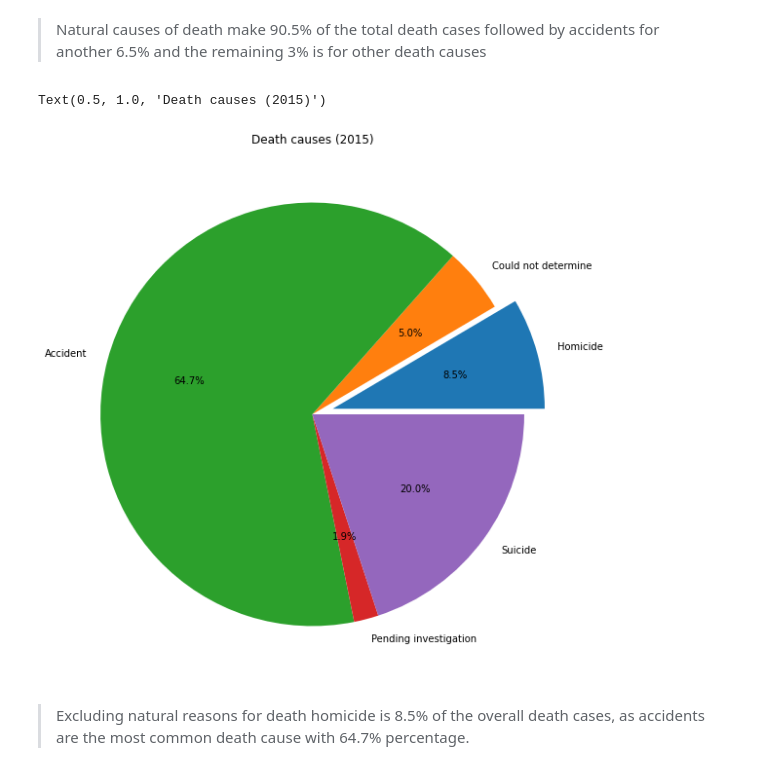
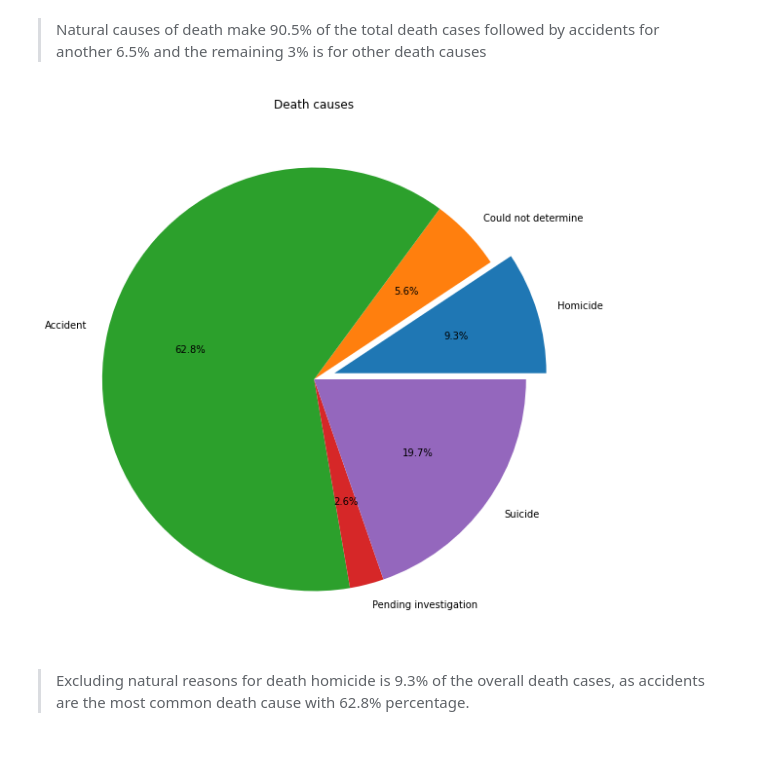
Before and after one commit to AhmedSalah339/Death-Big-data-Analytics, a Jupyter notebook: Ahmed/Violence and suicide in USA.ipynb, the cells around one changed output. Cells and saved outputs as stored; diff of their text form; code cells hidden in the pictures.

```diff
--- a/Ahmed/Violence and suicide in USA.ipynb
+++ b/Ahmed/Violence and suicide in USA.ipynb
@@ -26,7 +26,7 @@ spark = SparkSession.builder.master("local").appName("Search").config(conf=Spark
 # %%
 from pyspark.sql.types import StructType, StructField, StringType,BooleanType,IntegerType
 # %%
-df = spark.read.format("csv").option("header", "true").load("../2015_data/2015_data.csv")
+df = spark.read.format("csv").option("header", "true").load("../data")
 df.select('icd_code_10th_revision').show(n=5)
 # %% [output]
 +----------------------+
@@ -201,2 +161,5 @@ df_draw.plot.bar( figsize=(5,5), title='Guns vs. Vehicles (deaths percentage 201
 # %% [markdown]
 ### suicide correlation of age and education
+# %%
+df = spark.read.format("csv").option("header", "true").load("../data")
+df.select('icd_code_10th_revision').show(n=5)
@@ -436,12 +395,11 @@ plt.title('Death causes (2015)');
 # %%
 explode=(0.1,0,0,0,0)
 plt.figure(figsize=(10,10))
 
 df_draw = df_draw.drop(df_draw[df_draw['manner_of_death']=="Natural"].index)
 plt.pie(df_draw['death cause'], autopct='%1.1f%%',labels=df_draw['manner_of_death'],explode=explode);
-plt.title('Death causes (2015)')
+plt.title('Death causes');
 # %% [output]
-Text(0.5, 1.0, 'Death causes (2015)')
-[figure, old version]
+[figure, new version]
 # %% [markdown]
-> Excluding natural reasons for death homicide is 8.5% of the overall death cases, as accidents are the most common death cause with 64.7% percentage.
+> Excluding natural reasons for death homicide is 9.3% of the overall death cases, as accidents are the most common death cause with 62.8% percentage.
```
Also changed, not shown: parts of 25 cells of this notebook, 1 other file.
